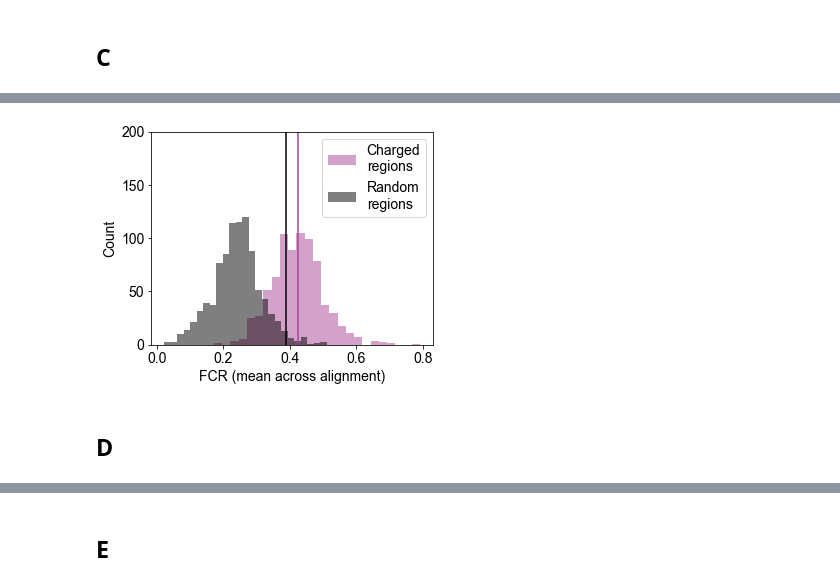
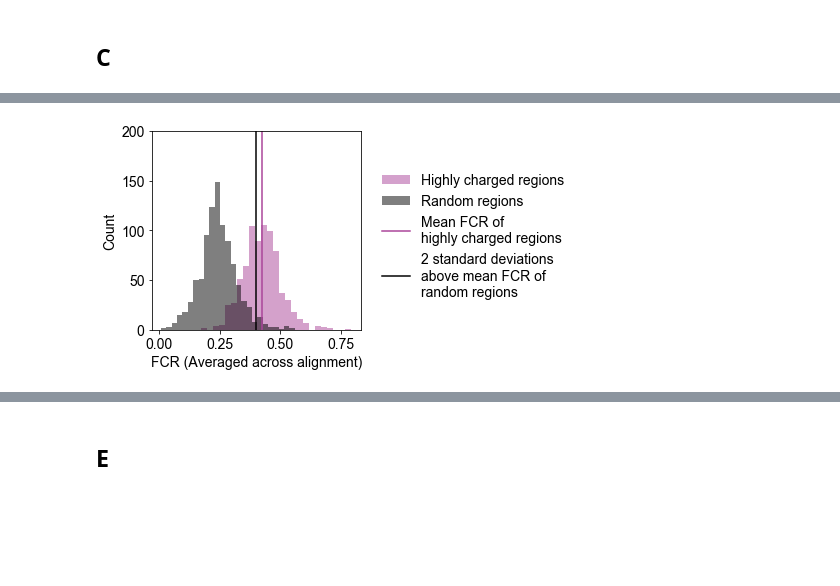
Before and after one commit to rosalindpan/hcrpaper, a Jupyter notebook: figures/Figure4.ipynb, the cells around one changed output, grey strips where cells are left out. Cells and saved outputs as stored; diff of their text form; code cells hidden in the pictures; blank space fills up the shorter version.

```diff
--- a/figures/Figure4.ipynb
+++ b/figures/Figure4.ipynb
@@ -159,11 +279,11 @@ plt.show()
 df = pd.read_csv("../data/charged_regions/cr_filtered.csv", comment='#')
 
 #aybrah_path = '/Volumes/DATA/aybrah/hits_outputs/20210218/'
-#aybrah_path = '/mnt/d/research/drummond-lab/data/aybrah-all/'
-aybrah_path = "/Volumes/DATA/aybrah/aybrah-all/"
+aybrah_path = '/mnt/d/research/drummond-lab/data/aybrah-all/'
+#aybrah_path = "/Volumes/DATA/aybrah/aybrah-all/"
 
-fdir = "/Volumes/DATA/aybrah/aybrah-all/"
-#fdir = '/mnt/d/research/drummond-lab/data/aybrah-all/'
+#fdir = "/Volumes/DATA/aybrah/aybrah-all/"
+fdir = '/mnt/d/research/drummond-lab/data/aybrah-all/'
 # %%
 # Helper functions
 
@@ -310,19 +430,23 @@ for k,v in ranges_dict.items():
 # %%
 random_2sigma = np.mean(fcr_random) + (2*np.sqrt(np.var(fcr_random)))
 
-plt.figure(figsize=(5,4))
-plt.hist(newdf['aybrah.mean.fcr'], bins=25, label = 'Charged\nregions', color = cscheme['cr'], alpha=0.5)
-plt.hist(fcr_random, bins=25, label='Random\nregions', color=cscheme['null'], alpha=0.5)
-plt.vlines(x=np.mean(newdf['aybrah.mean.fcr']), ymin=0, ymax=200, color=cscheme['cr'])
-plt.vlines(x=random_2sigma, ymin=0, ymax=200, color="black")
-plt.xlabel("FCR (mean across alignment)")
+plt.figure(figsize=(7,3.8))
+plt.hist(newdf['aybrah.mean.fcr'], bins=25, label = 'Highly charged regions', color = cscheme['cr'], alpha=0.5)
+plt.hist(fcr_random, bins=25, label='Random regions', color=cscheme['null'], alpha=0.5)
+plt.axvline(x=np.mean(newdf['aybrah.mean.fcr']),
+           color=cscheme['cr'], label='Mean FCR of\nhighly charged regions')
+plt.axvline(x=random_2sigma, color="black",
+           label='2 standard deviations\nabove mean FCR of\nrandom regions')
+plt.xlabel("FCR (Averaged across alignment)")
 plt.ylabel("Count")
 plt.ylim((0, 200))
-plt.legend()
+plt.yticks(np.arange(0, 201, 50))
+handles, labels = plt.gca().get_legend_handles_labels()
+order = [2,3,0,1]
+plt.legend([handles[idx] for idx in order],[labels[idx] for idx in order],
+           bbox_to_anchor=(1.04, 0.85), frameon=False)
 plt.tight_layout()
-plt.savefig('./plots/Figure3.4C.png', dpi=300)
+plt.savefig('./plots/Figure4C.png', dpi=300)
 plt.show()
 # %% [output]
-[figure, old version]
+[figure, new version]
-# %% [markdown]
-## D
```
Also changed, not shown: parts of 42 cells of this notebook, 52 other files.
